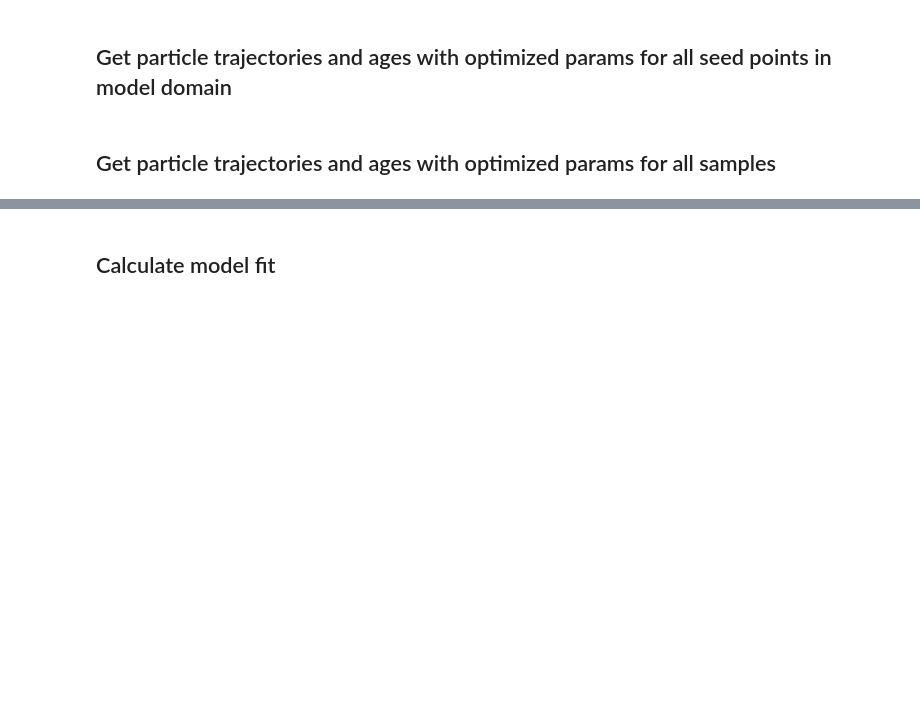
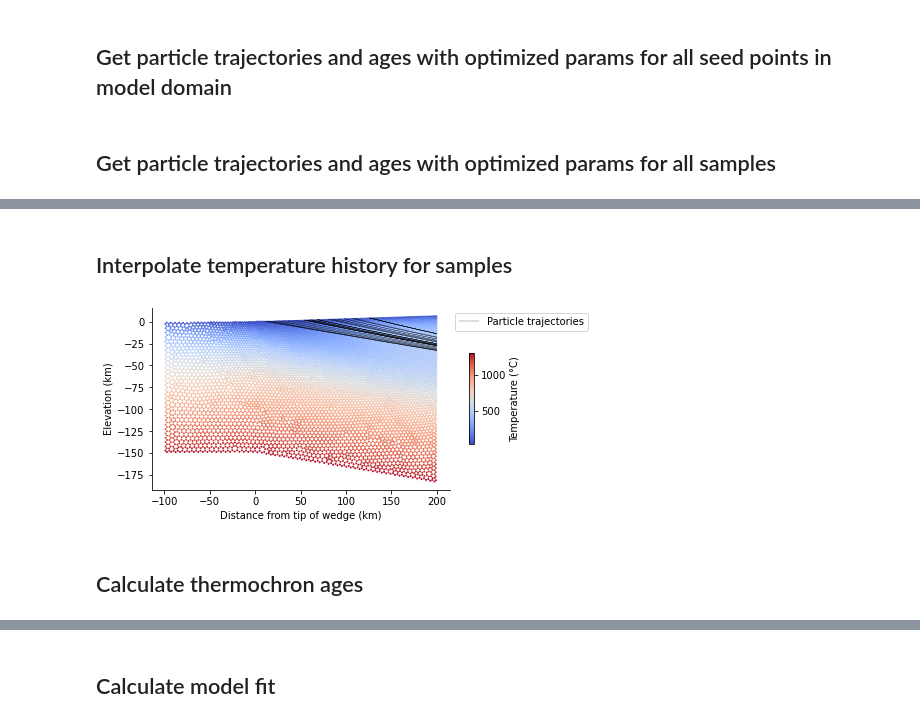
Before and after one commit to ElcoLuijendijk/wedgex, a Jupyter notebook: wedgex.ipynb, the cells around one changed output, grey strips where cells are left out. Cells and saved outputs as stored; diff of their text form; code cells hidden in the pictures; blank space fills up the shorter version.

```diff
--- a/wedgex.ipynb
+++ b/wedgex.ipynb
@@ -70,7 +73,7 @@ calibrate_parameters = False
 
 # parameters to optimize and starting values
 #model_run_name = 'calibrated'
-#params_to_change = ['vc', 'vd', 'vxa', 'vya']
+params_to_change = ['vc', 'vd', 'vxa', 'vya']
 #params = [-3e-3, -3e-3, 1e-5, 1e-5]
 
 #model_run_name = 'detachment_cal'
@@ -110,6 +113,10 @@ max_time = 2e8
 # timestep size (years)
 dt = 1e4
 
+# thermochronology model. choose between 'simple', 'cooling_ages', 'full'
+
+thermochron_model = 'simple'
+
 # names of thermochronometers, should match the names in your input file
 thermochron_systems = ['AHe', 'AFT', 'ZHe', 'ZFT', 'MAr']
 
@@ -126,7 +133,10 @@ remove_non_reset_ages = True
 # limit for estimating which ages are reset or not (Ma)
 reset_age_limit =  100.0
 
-# geothermal gradient, used to convert resetting temp to depth (degr. C/m)
+# thermal history model. options: 'numerical' for numeircal steady-state model, 'fixed_gradient' for fixed geothermal gradient
+thermal_history_model = 'numerical'
+
+# geothermal gradient, used to convert resetting temp to depth (degr. C/m) in the case of a fixed_gradient thermal model
 geothermal_gradient = 0.015
 
 # surface temperature at sea lvl (degr. C)
@@ -394,0 +453,2 @@ modelled_ages_samples  = wedgex_model_functions.calculate_cooling_ages(t, x_samp
+# %% [markdown]
+## Interpolate temperature history for samples
@@ -394,0 +498,26 @@ modelled_ages_samples  = wedgex_model_functions.calculate_cooling_ages(t, x_samp
+# %%
+fig, ax = pl.subplots(1, 1, figsize=(fig_width, fig_width /2.0))
+
+sc = ax.scatter(Txy[:, 0][:] / 1000.0, Txy[:, 1][:] / 1000.0, c=T[:], s=1, cmap='coolwarm')
+for i, xsi, ysi in zip(itertools.count(), x_samples, y_samples):
+    ll, = ax.plot(xsi / 1000.0, ysi / 1000.0, color='black', lw=0.25, alpha=1.0)
+
+#ax.set_xlim(0, 200000)
+#ax.set_ylim(-30000, 7000)
+
+cb = fig.colorbar(sc, shrink=0.5)
+cb.set_label(f'Temperature ({degree_symbol}C)')
+
+ax.spines['top'].set_visible(False)
+ax.spines['right'].set_visible(False)
+
+ax.set_xlabel('Distance from tip of wedge (km)')
+ax.set_ylabel('Elevation (km)')
+
+ax.legend([ll], ['Particle trajectories'], bbox_to_anchor=(1.0,1.0), loc='upper left')
+
+fig.savefig('fig/temperature_field_large.pdf')
+# %% [output]
+[figure, added]
+# %% [markdown]
+## Calculate thermochron ages
```
Also changed, not shown: parts of 16 cells of this notebook, 33 other files.
